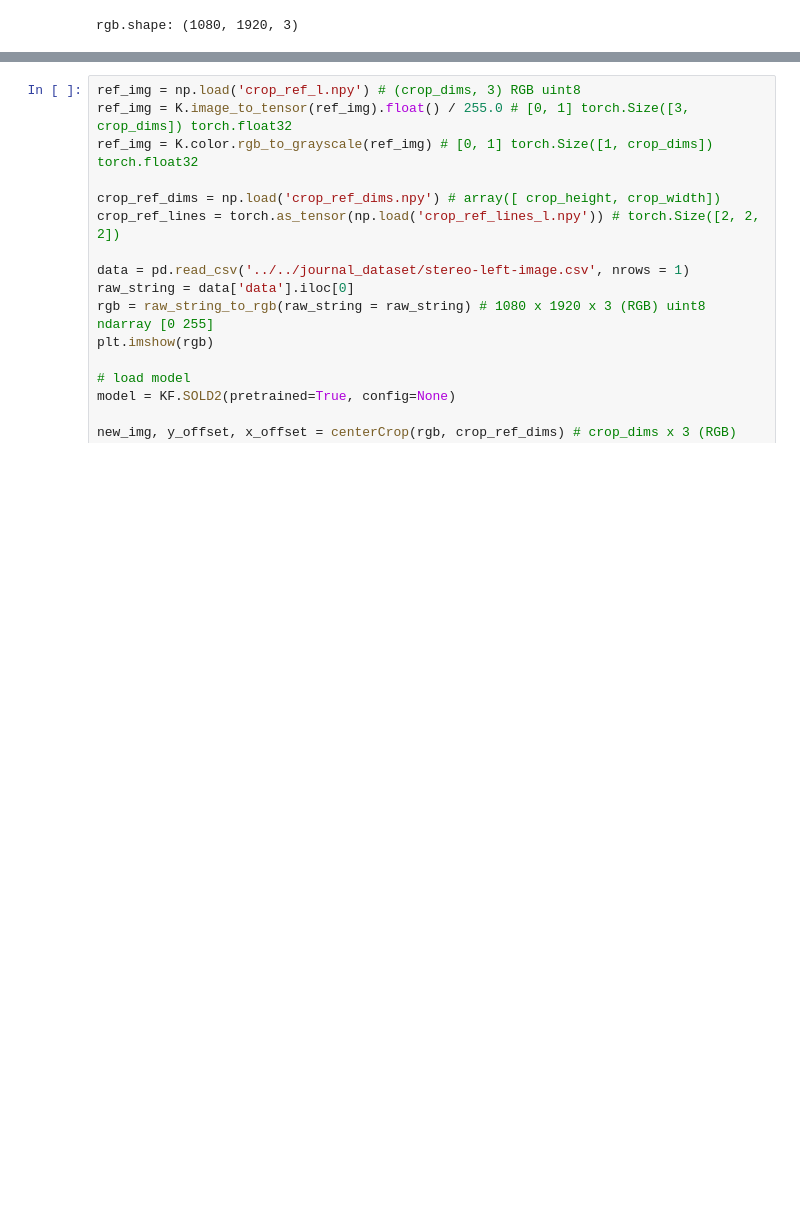
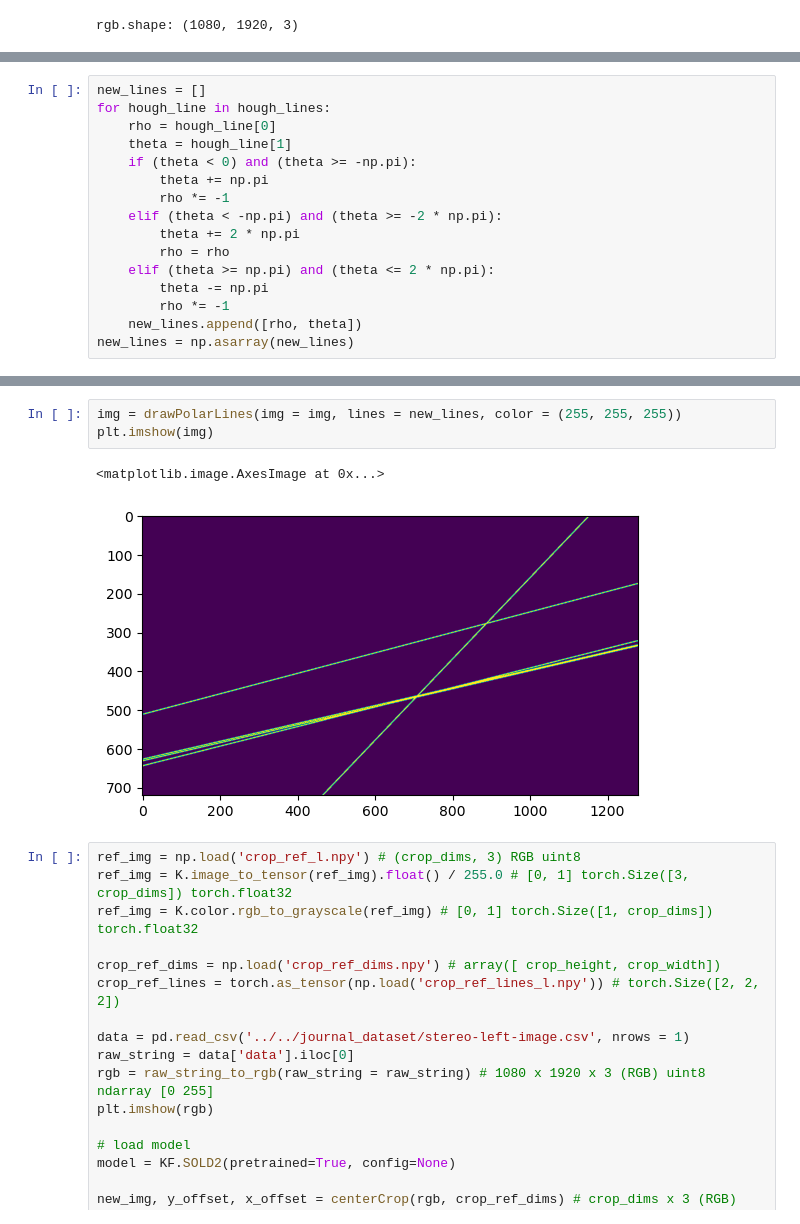
Before and after one commit to ucsdarclab/surgical_tool_tracking, a Jupyter notebook: kornia_dev/scratch.ipynb, the cells around one changed output, grey strips where cells are left out. Saved outputs shown, nothing was run; the diff lists cells and outputs as text; blank space fills up the shorter version.

```diff
--- a/kornia_dev/scratch.ipynb
+++ b/kornia_dev/scratch.ipynb
@@ -1029,0 +1052,16 @@ rgb.shape: (1080, 1920, 3)
+# %%
+new_lines = []
+for hough_line in hough_lines:
+    rho = hough_line[0]
+    theta = hough_line[1]
+    if (theta < 0) and (theta >= -np.pi):
+        theta += np.pi
+        rho *= -1
+    elif (theta < -np.pi) and (theta >= -2 * np.pi):
+        theta += 2 * np.pi
+        rho = rho
+    elif (theta >= np.pi) and (theta <= 2 * np.pi):
+        theta -= np.pi
+        rho *= -1
+    new_lines.append([rho, theta])
+new_lines = np.asarray(new_lines)
@@ -1030,3 +1076,9 @@ rgb.shape: (1080, 1920, 3)
+# %%
+img = drawPolarLines(img = img, lines = new_lines, color = (255, 255, 255))
+plt.imshow(img)
+# %% [output]
+<matplotlib.image.AxesImage at 0x...>
+[figure, added]
 # %%
 ref_img = np.load('crop_ref_l.npy') # (crop_dims, 3) RGB uint8
 ref_img = K.image_to_tensor(ref_img).float() / 255.0 # [0, 1] torch.Size([3, crop_dims]) torch.float32
```
Also changed, not shown: parts of 5 cells of this notebook.
